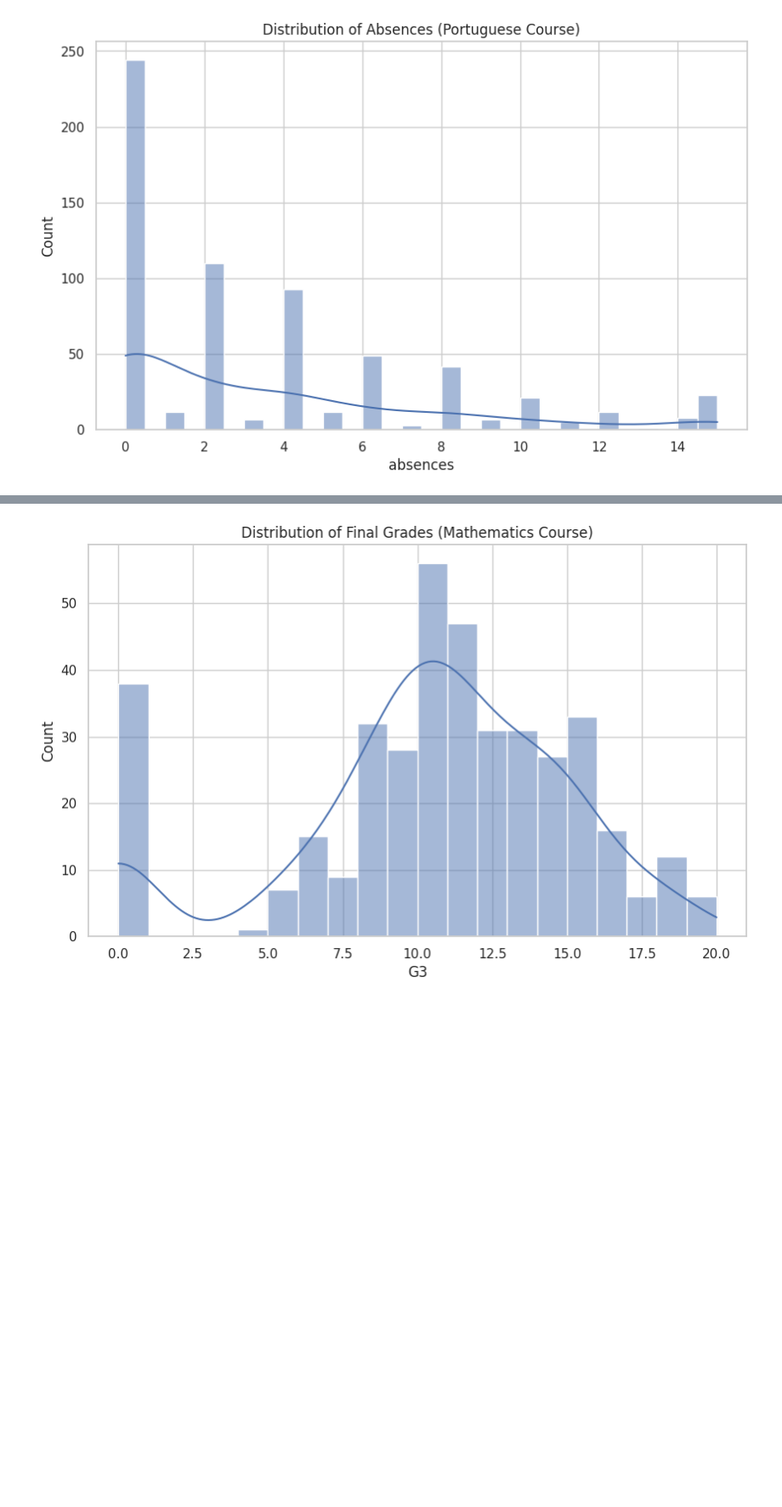
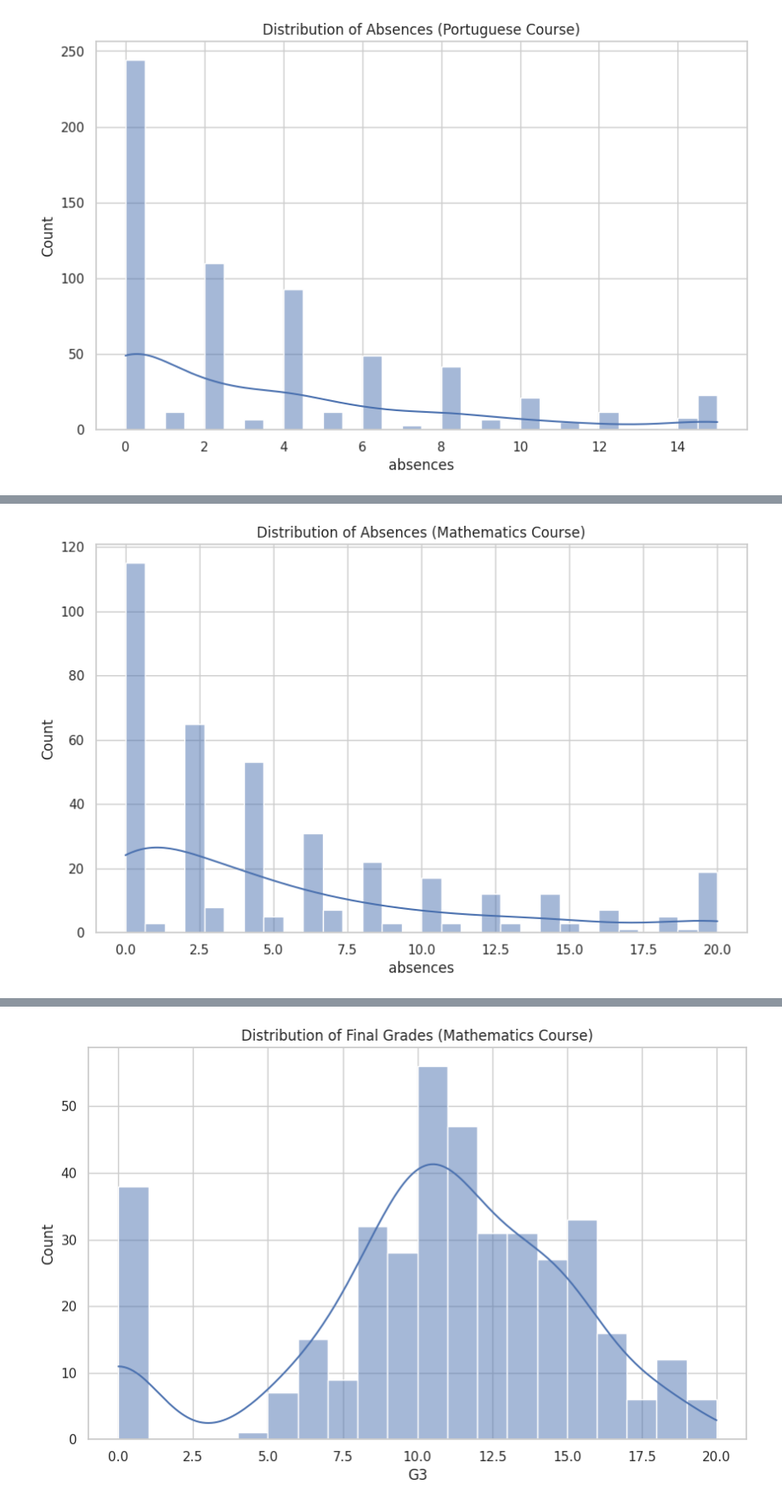
Before and after one commit to carlos-alves-one/Student-Performance-Analysis, a Jupyter notebook: Student_Performance.ipynb, the cells around one changed output, grey strips where cells are left out. Shown at 85% size. Drawn from its saved outputs; the diff is of its cells as text; code cells hidden in the pictures; blank space fills up the shorter version.

```diff
--- a/Student_Performance.ipynb
+++ b/Student_Performance.ipynb
@@ -724,0 +779,5 @@ plot_numerical_data(data_por, 'absences', 'Distribution of Absences (Portuguese
+# %%
+# Plotting histograms for a few numerical variables from the Mathematic course data
+plot_numerical_data(data_mat, 'absences', 'Distribution of Absences (Mathematics Course)', bins=30)
+# %% [output]
+[figure, added]
```
Also changed, not shown: parts of 6 cells of this notebook.
